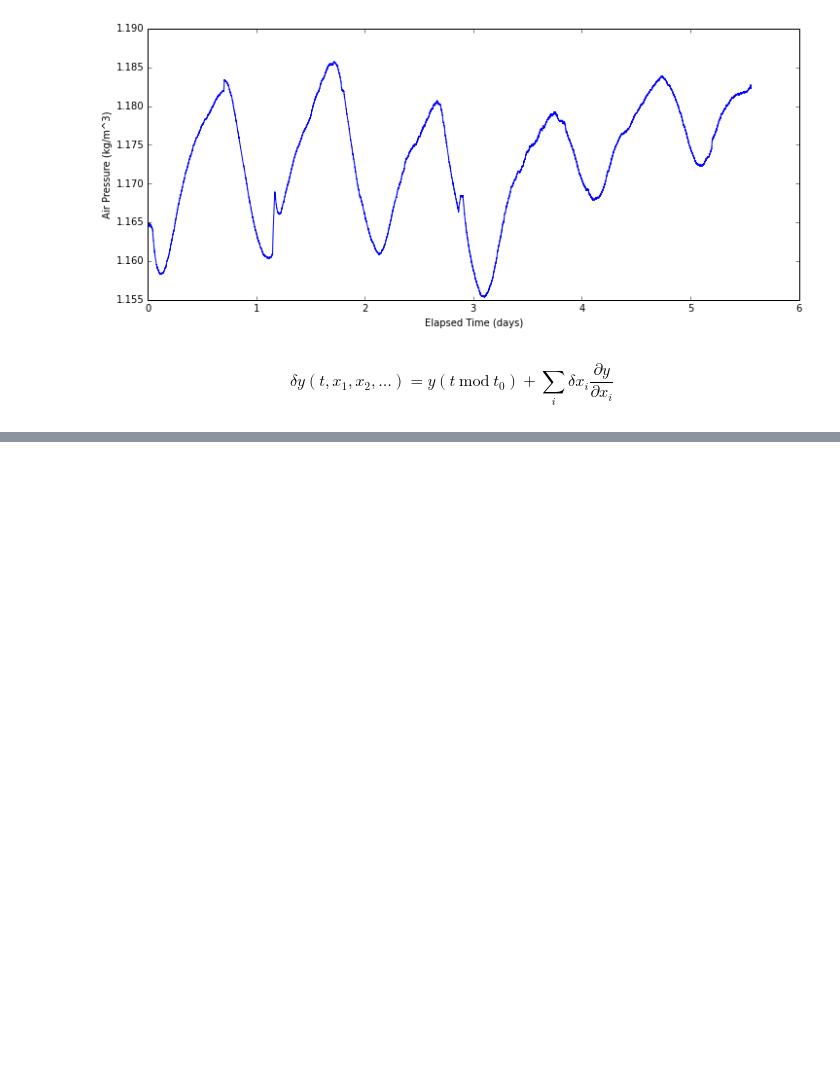
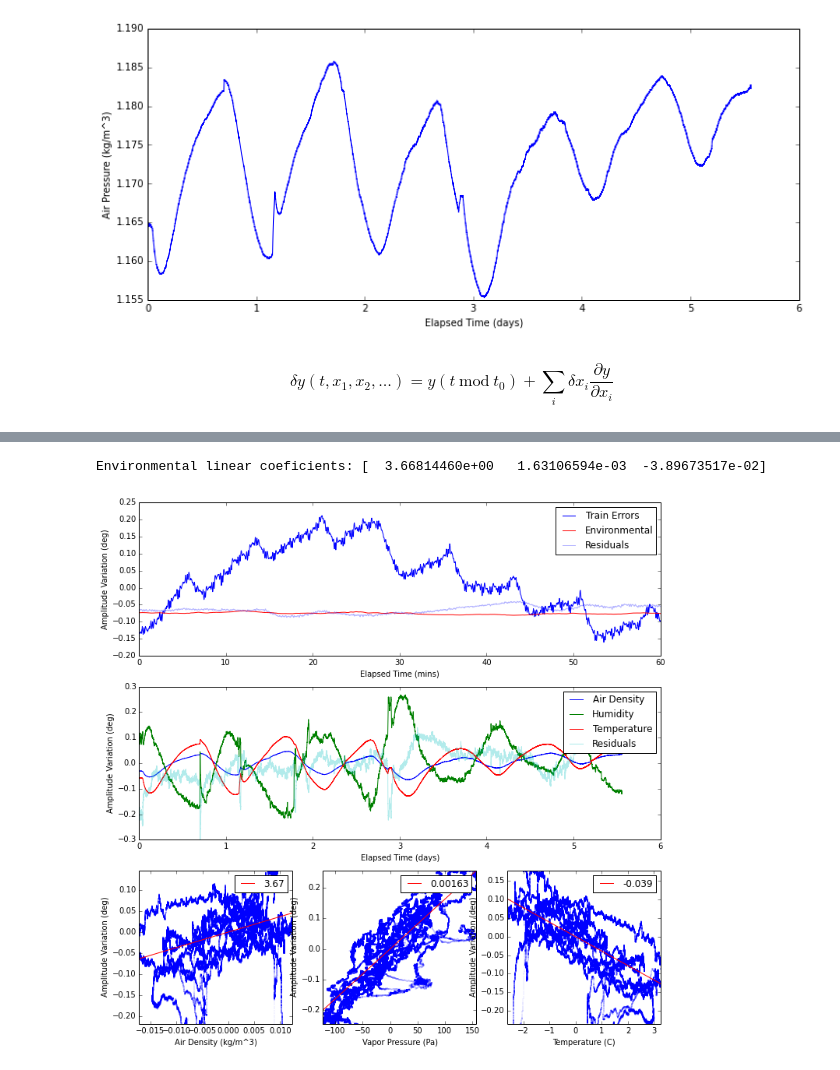
Before and after one commit to captainkirkby/Gears, a Jupyter notebook: learn/Clock Sample Data Analysis.ipynb, the cells around one changed output, grey strips where cells are left out. Cells and saved outputs as stored; diff of their text form; code cells hidden in the pictures; blank space fills up the shorter version.

```diff
--- a/learn/Clock Sample Data Analysis.ipynb
+++ b/learn/Clock Sample Data Analysis.ipynb
@@ -155,4 +169,4 @@ T = np.tile(np.identity(trainErrorPeriod),(ntrainCycles,))[:,:nSamples];
 airDensityVariation = getVariation(airDensity);
 vaporPressureVariation = getVariation(vaporPressure);
 blockTempSmoothVariation = getVariation(blockTempSmooth);
-X = np.vstack((T,airDensityVariation,vaporPressureVariation,blockTempSmoothVariation)).T;
+X = np.vstack([airDensityVariation,vaporPressureVariation,blockTempSmoothVariation]).T;
@@ -271,0 +244,5 @@ plt.plot(pressSmooth,pressCoef*pressSmooth,'-');
+# %%
+learn(amplitudeVariation,label='Amplitude Variation (deg)')
+# %% [output]
+Environmental linear coeficients: [  3.66814460e+00   1.63106594e-03  -3.89673517e-02]
+[figure, added]
```
Also changed, not shown: parts of 26 cells of this notebook.
